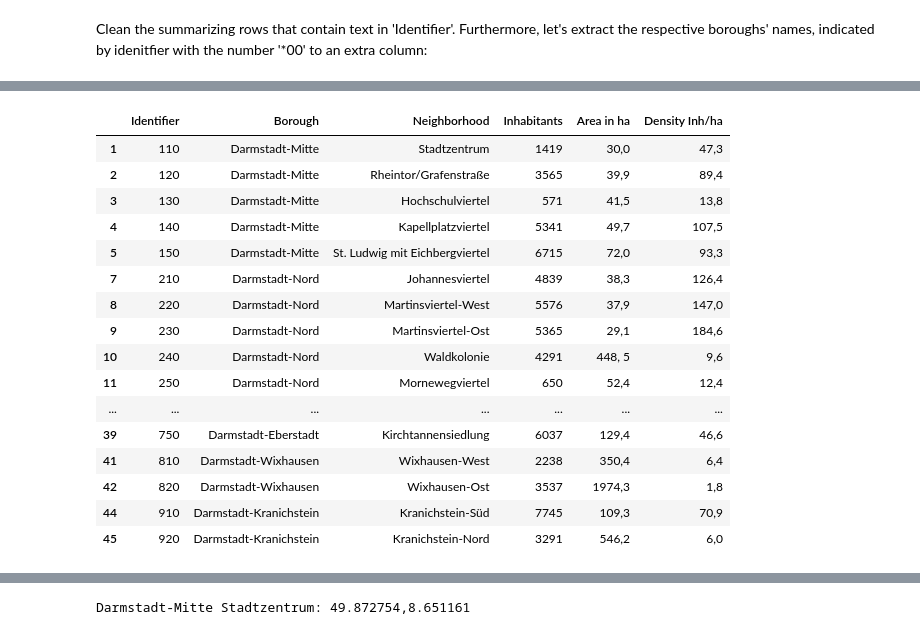
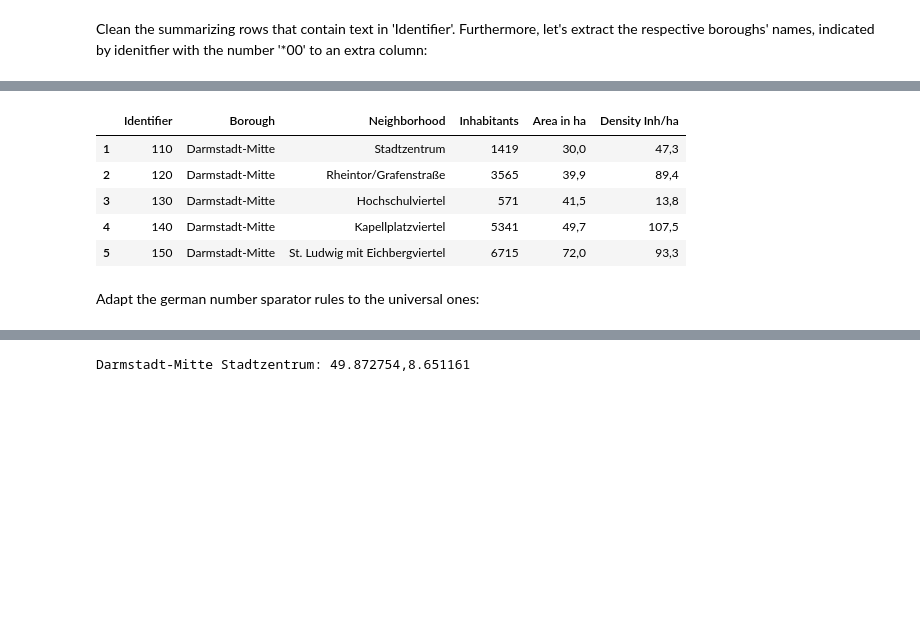
Before and after one commit to SteSa1987/coursera-ibm-capstone, a Jupyter notebook: Comparing Darmstadt and Karlsruhe.ipynb, the cells around one changed output, grey strips where cells are left out. Cells and saved outputs as stored; diff of their text form; code cells hidden in the pictures; blank space fills up the shorter version.

```diff
--- a/Comparing Darmstadt and Karlsruhe.ipynb
+++ b/Comparing Darmstadt and Karlsruhe.ipynb
@@ -40,7 +27,7 @@ print(soup_da.prettify)
 # %%
 # Karlsruhe
 url_ka='https://de.wikipedia.org/wiki/Liste_der_Stadtteile_von_Karlsruhe'
-#Create a handle, page, to handle the contents of the website
+# Create a handle, page, to handle the contents of the website
 page_ka = requests.get(url_ka).text
-soup_ka = BeautifulSoup(page_ka,'html5lib')
-print(soup_da.prettify)
+soup_ka = BeautifulSoup(page_ka,'lxml')
+#print(soup_ka.prettify)
@@ -275,25 +167,16 @@ df_da_t2
 # Reorder columns
 df_da_t3 = df_da_t2[['Identifier', 'Borough', 'Neighborhood', 'Inhabitants','Area in ha', 'Density Inh/ha']]
 # %%
-df_da_t3
+df_da_t3.head()
 # %% [output]
 |  | Identifier | Borough | Neighborhood | Inhabitants | Area in ha | Density Inh/ha |
 | 1 | 110 | Darmstadt-Mitte | Stadtzentrum | 1419 | 30,0 | 47,3 |
 | 2 | 120 | Darmstadt-Mitte | Rheintor/Grafenstraße | 3565 | 39,9 | 89,4 |
 | 3 | 130 | Darmstadt-Mitte | Hochschulviertel | 571 | 41,5 | 13,8 |
 | 4 | 140 | Darmstadt-Mitte | Kapellplatzviertel | 5341 | 49,7 | 107,5 |
 | 5 | 150 | Darmstadt-Mitte | St. Ludwig mit Eichbergviertel | 6715 | 72,0 | 93,3 |
-| 7 | 210 | Darmstadt-Nord | Johannesviertel | 4839 | 38,3 | 126,4 |
-| 8 | 220 | Darmstadt-Nord | Martinsviertel-West | 5576 | 37,9 | 147,0 |
-| 9 | 230 | Darmstadt-Nord | Martinsviertel-Ost | 5365 | 29,1 | 184,6 |
-| 10 | 240 | Darmstadt-Nord | Waldkolonie | 4291 | 448, 5 | 9,6 |
-| 11 | 250 | Darmstadt-Nord | Mornewegviertel | 650 | 52,4 | 12,4 |
-| ... | ... | ... | ... | ... | ... | ... |
-| 39 | 750 | Darmstadt-Eberstadt | Kirchtannensiedlung | 6037 | 129,4 | 46,6 |
-| 41 | 810 | Darmstadt-Wixhausen | Wixhausen-West | 2238 | 350,4 | 6,4 |
-| 42 | 820 | Darmstadt-Wixhausen | Wixhausen-Ost | 3537 | 1974,3 | 1,8 |
-| 44 | 910 | Darmstadt-Kranichstein | Kranichstein-Süd | 7745 | 109,3 | 70,9 |
-| 45 | 920 | Darmstadt-Kranichstein | Kranichstein-Nord | 3291 | 546,2 | 6,0 |
+# %% [markdown]
+Adapt the german number sparator rules to the universal ones:
 # %%
 df_da_t3['Inhabitants']=pd.to_numeric(df_da_t3['Inhabitants'])
 df_da_t3["Area in ha"] = df_da_t3["Area in ha"].str.replace(",",".")
```
Also changed, not shown: parts of 105 cells of this notebook.
